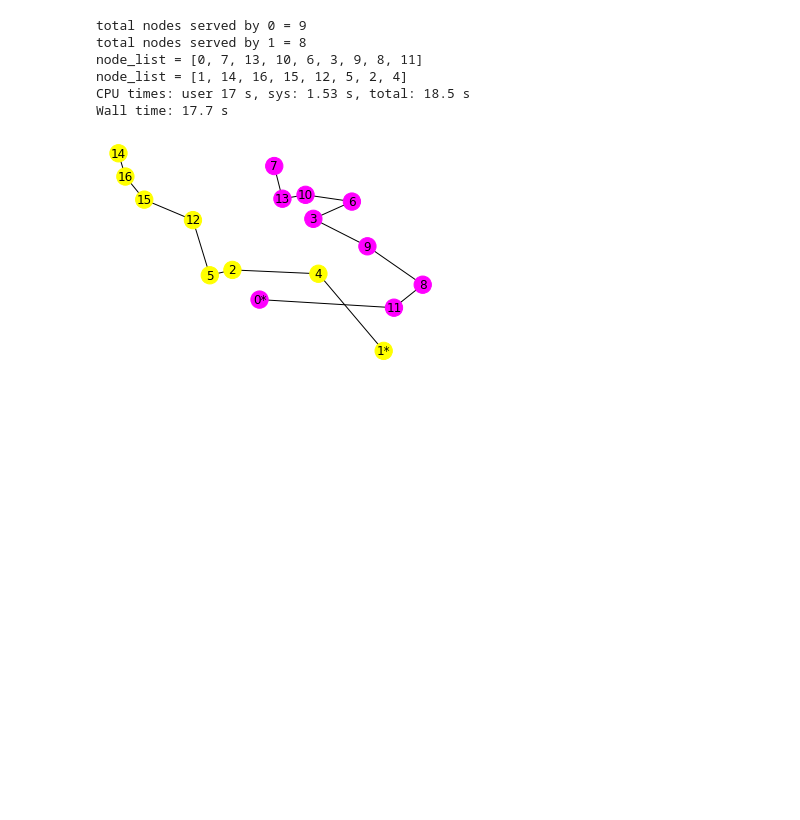
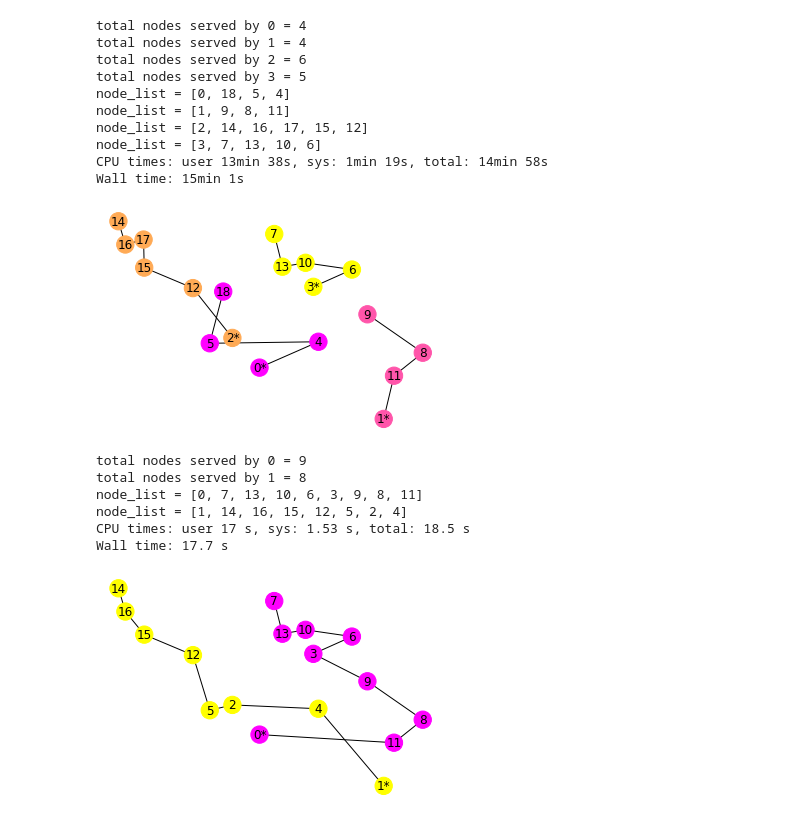
Before and after one commit to pabloazurduy/vrp-example, a Jupyter notebook: vrp.ipynb, the cells around one changed output. Cells and saved outputs as stored; diff of their text form; code cells hidden in the pictures; blank space fills up the shorter version.

```diff
--- a/vrp.ipynb
+++ b/vrp.ipynb
@@ -279,3 +343,26 @@ Wall time: 7.01 s
+# %%
+%%time
+# generate a instance
+n_trucks = 4
+n_nodes = 15
+vrp_instance = VRPInstance.generate_random_xy_instance(n_nodes = n_nodes+n_trucks,
+                                                       n_trucks= n_trucks,
+                                                       starting_nodes='default')
+
+x, y, u, model  = find_optimal_solution(vrp_instance, objective_function='min_last_attended')
+vrp_instance.plot_solution(x, y, file_name = 'min_last_attended.png')
+# %% [output]
+total nodes served by 0 = 4
+total nodes served by 1 = 4
+total nodes served by 2 = 6
+total nodes served by 3 = 5
+node_list = [0, 18, 5, 4]
+node_list = [1, 9, 8, 11]
+node_list = [2, 14, 16, 17, 15, 12]
+node_list = [3, 7, 13, 10, 6]
+CPU times: user 13min 38s, sys: 1min 19s, total: 14min 58s
+Wall time: 15min 1s
+[figure, added]
 # %%
 %%time
 # generate a instance
```
Also changed, not shown: parts of 7 cells of this notebook.
